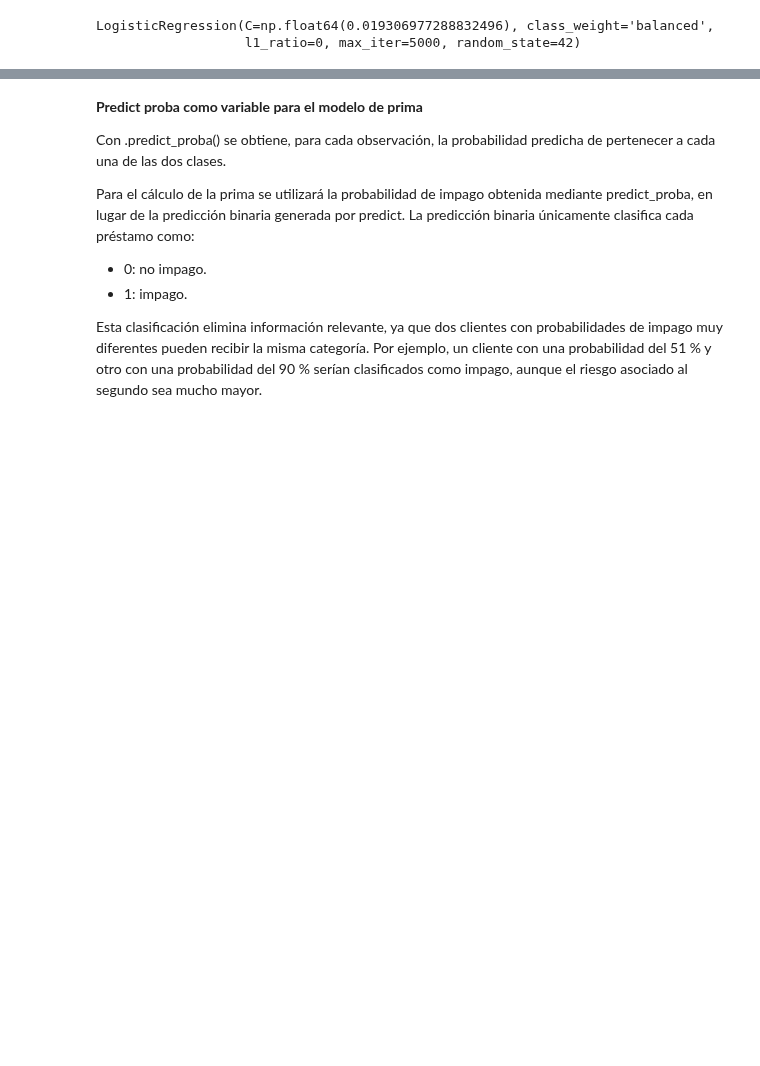
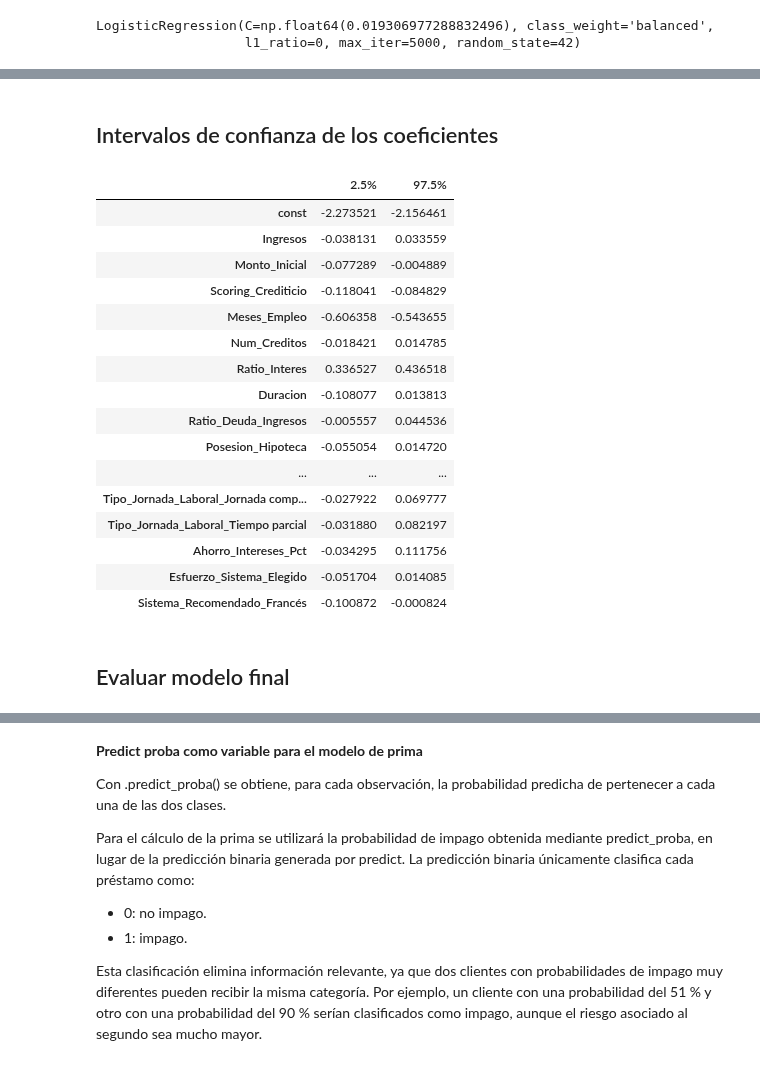
Before and after one commit to izarozubia-max/RETO5, a Jupyter notebook: prediccion_prima_balanceo.ipynb, the cells around one changed output, grey strips where cells are left out. Cells and saved outputs as stored; diff of their text form; code cells hidden in the pictures; blank space fills up the shorter version.

```diff
--- a/prediccion_prima_balanceo.ipynb
+++ b/prediccion_prima_balanceo.ipynb
@@ -373,18 +401,0 @@ def evaluar_modelo(modelo, X_test, y_test, nombre_modelo="Modelo"):
-# %%
-# Recuperamos los nombres de las variables después del escalado
-X_train_scaled_df = pd.DataFrame(
-    X_train_scaled,
-    columns=X_train.columns,
-    index=X_train.index
-)
-
-# Añadimos la constante
-X_train_stats = sm.add_constant(X_train_scaled_df)
-
-# Ajustamos la regresión logística
-modelo_stats = sm.Logit(
-    y_train,
-    X_train_stats
-).fit()
-
-print(modelo_stats.summary())
@@ -776,0 +782,19 @@ Accuracy de entrenamiento: 0.8836888664930993
+# %%
+# # Creación del modelo utilizando matrices como sklearn
+X_train_stats = pd.DataFrame(
+    X_train_scaled,
+    columns=X_train.columns,
+    index=X_train.index
+)
+
+X_train_stats = sm.add_constant(
+    X_train_stats,
+    prepend=True
+)
+
+modelo_log_statsm = sm.Logit(
+    endog=y_train,
+    exog=X_train_stats
+).fit()
+
+print(modelo_log_statsm.summary())
@@ -777,3 +826,29 @@ Accuracy de entrenamiento: 0.8836888664930993
+# %% [markdown]
+## Intervalos de confianza de los coeficientes
+# %%
+intervalos_ci = modelo_log_statsm.conf_int(alpha=0.05).rename(columns={0: "2.5%", 1: "97.5%"})
+
+intervalos_ci[:21]
+# %% [output]
+|  | 2.5% | 97.5% |
+| const | -2.273521 | -2.156461 |
+| Ingresos | -0.038131 | 0.033559 |
+| Monto_Inicial | -0.077289 | -0.004889 |
+| Scoring_Crediticio | -0.118041 | -0.084829 |
+| Meses_Empleo | -0.606358 | -0.543655 |
+| Num_Creditos | -0.018421 | 0.014785 |
+| Ratio_Interes | 0.336527 | 0.436518 |
+| Duracion | -0.108077 | 0.013813 |
+| Ratio_Deuda_Ingresos | -0.005557 | 0.044536 |
+| Posesion_Hipoteca | -0.055054 | 0.014720 |
+| ... | ... | ... |
+| Tipo_Jornada_Laboral_Jornada comp... | -0.027922 | 0.069777 |
+| Tipo_Jornada_Laboral_Tiempo parcial | -0.031880 | 0.082197 |
+| Ahorro_Intereses_Pct | -0.034295 | 0.111756 |
+| Esfuerzo_Sistema_Elegido | -0.051704 | 0.014085 |
+| Sistema_Recomendado_Francés | -0.100872 | -0.000824 |
+# %% [markdown]
+## Evaluar modelo final
 # %%
 tabla_pr_final, tabla_roc_final = evaluar_modelo(
     modelo_final,
```
Also changed, not shown: parts of 32 cells of this notebook.
